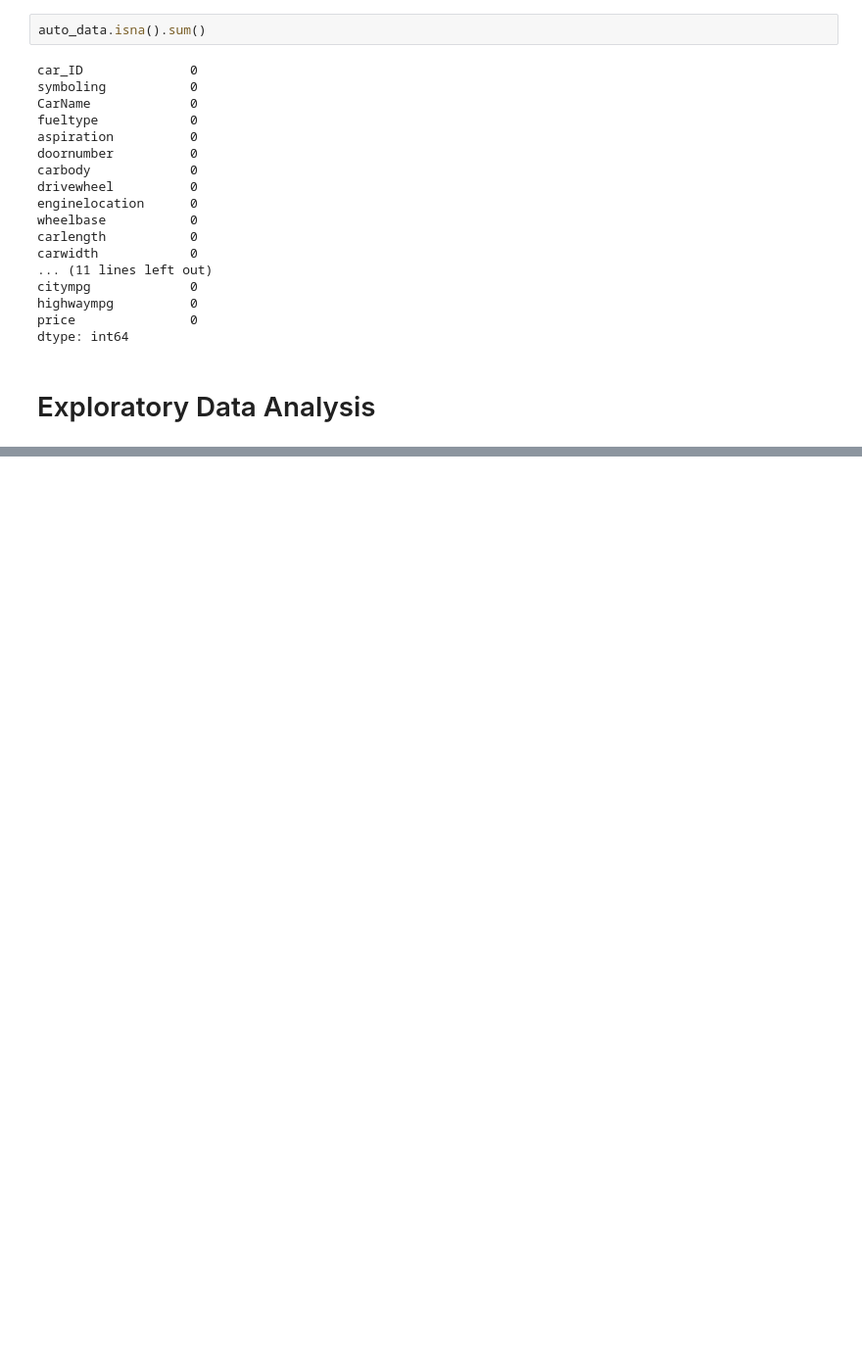
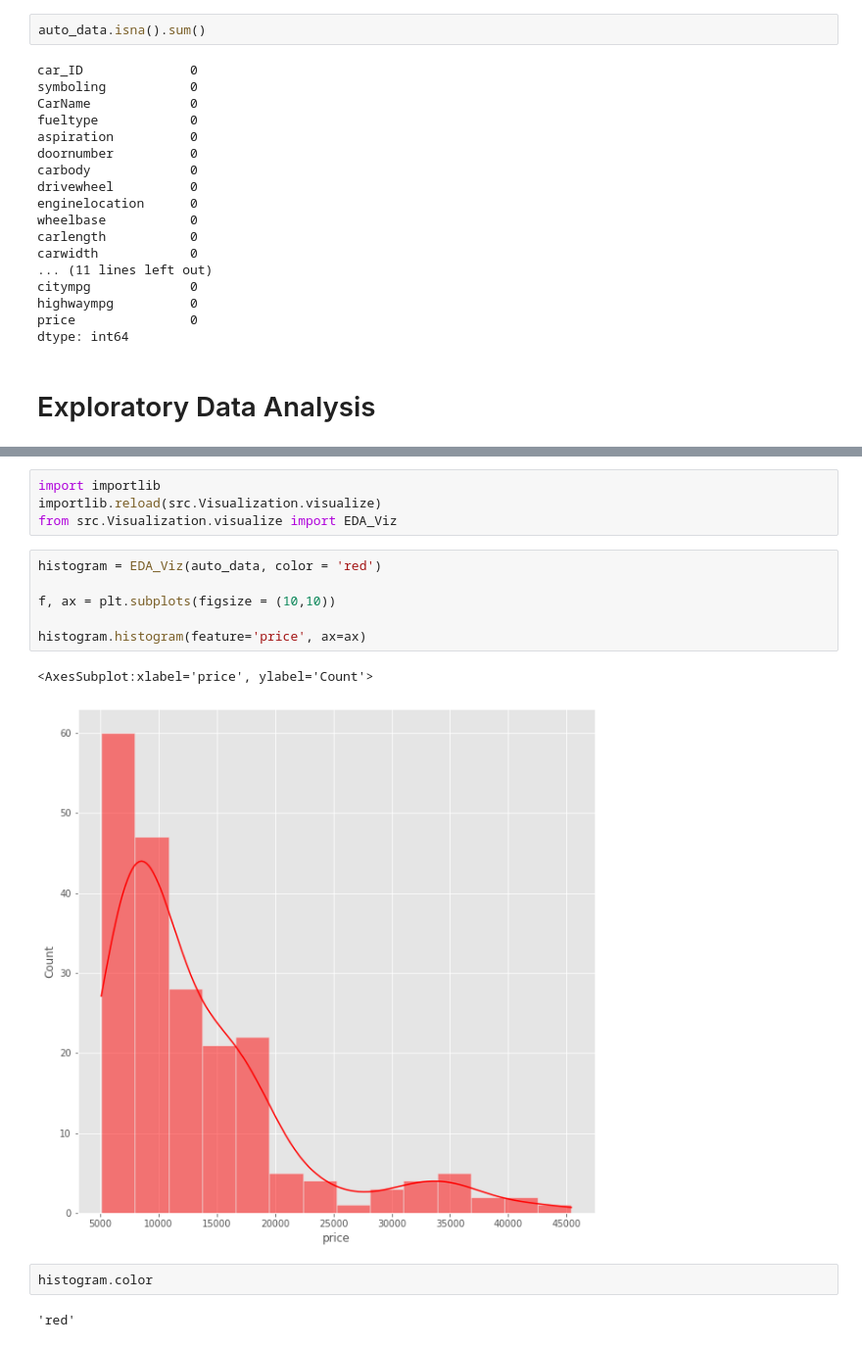
Before and after one commit to KishenSharma6/CarPricesPrediction, a Jupyter notebook: Notebooks/Exploratory/20201006_ExploratoryDataAnalysis.ipynb, the cells around one changed output, grey strips where cells are left out. Shown at 98% size. Cells and saved outputs as stored; diff of their text form; blank space fills up the shorter version.

```diff
--- a/Notebooks/Exploratory/20201006_ExploratoryDataAnalysis.ipynb
+++ b/Notebooks/Exploratory/20201006_ExploratoryDataAnalysis.ipynb
@@ -121,0 +142,17 @@ TypeError: ufunc 'isfinite' not supported for the input types, and the inputs co
+# %%
+import importlib
+importlib.reload(src.Visualization.visualize)
+from src.Visualization.visualize import EDA_Viz
+# %%
+histogram = EDA_Viz(auto_data, color = 'red')
+
+f, ax = plt.subplots(figsize = (10,10))
+
+histogram.histogram(feature='price', ax=ax)
+# %% [output]
+<AxesSubplot:xlabel='price', ylabel='Count'>
+[figure, added]
+# %%
+histogram.color
+# %% [output]
+'red'
```
Also changed, not shown: parts of 7 cells of this notebook.
